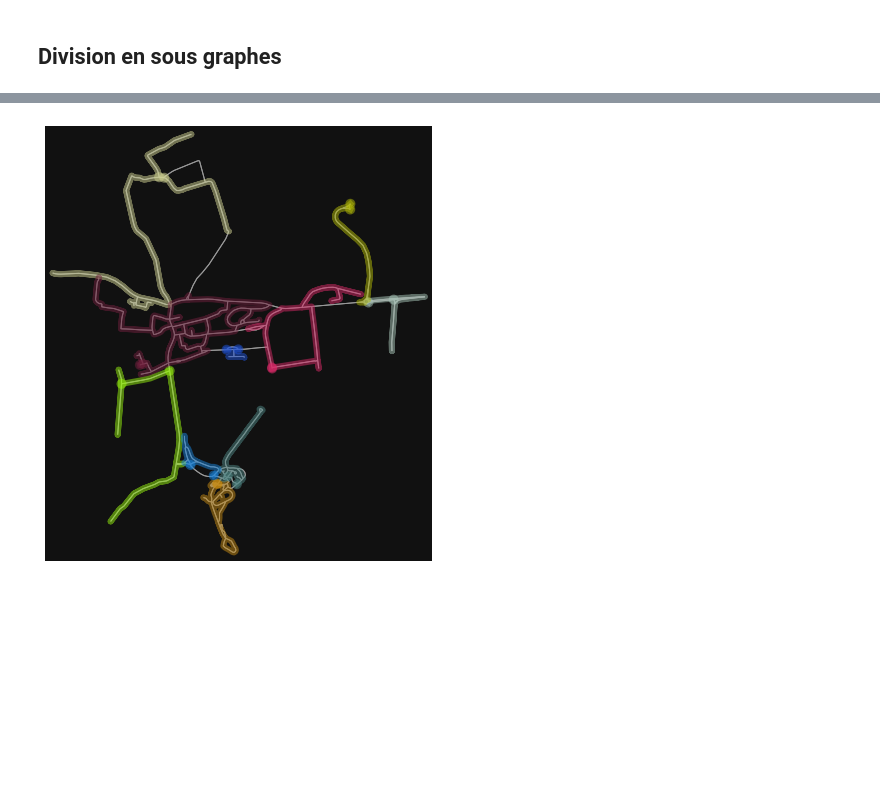
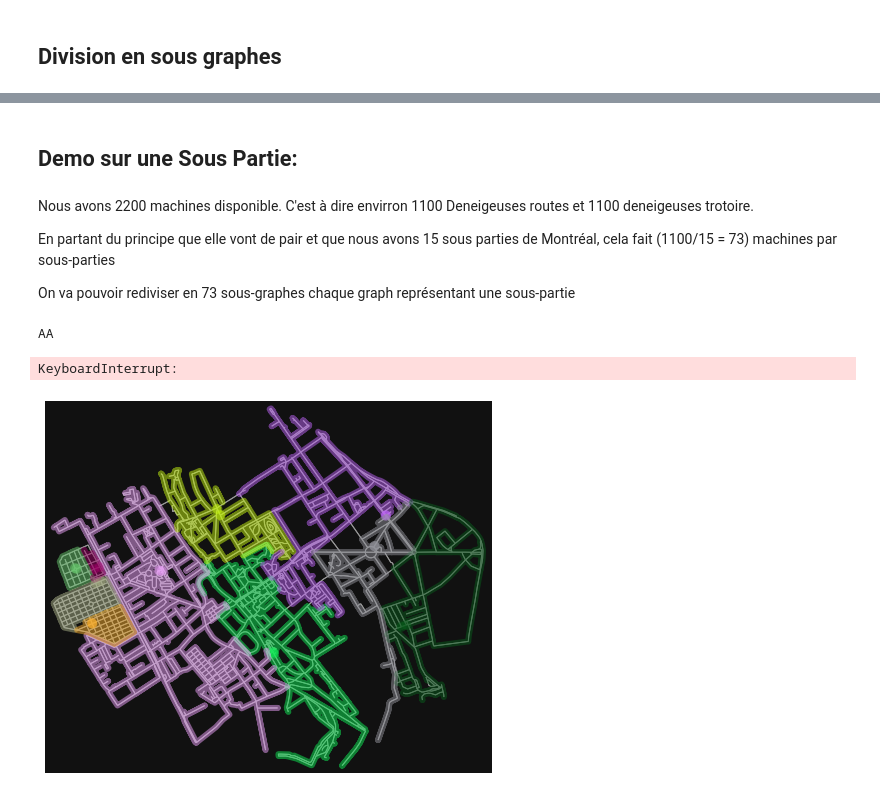
Before and after one commit to CACTUS-APPERO/APERRO, a Jupyter notebook: Application/project_appero_deneigeuses.ipynb, the cells around one changed output, grey strips where cells are left out. Drawn from its saved outputs; the diff is of its cells as text; code cells hidden in the pictures; blank space fills up the shorter version.

```diff
--- a/Application/project_appero_deneigeuses.ipynb
+++ b/Application/project_appero_deneigeuses.ipynb
@@ -20,7 +20,7 @@ Calcul du parcours de toute la ville par un drone.
 
 Ceci s'apparente donc au calcul d'un chemin Eulerien du graph correspond a Montréal
 # %%
-place = "Ivry-Sur-Seine, France"
+place = "Montreal, Canada"
 G = ox.graph_from_place(place, network_type="walk")
 # %%
 ox.plot_graph(G)
@@ -30,3 +32,19 @@ ox.plot_graph(G)
+# %%
+G1 = ox.truncate.truncate_graph_dist(G,8753159525,max_dist=8000) #C
+G2 = ox.truncate.truncate_graph_dist(G,300155692,max_dist=6000) #L
+G3 = ox.truncate.truncate_graph_dist(G,1364932818,max_dist=3300) #F
+G4 = ox.truncate.truncate_graph_dist(G,32675009,max_dist=5800) #D
+G5 = ox.truncate.truncate_graph_dist(G,213784080,max_dist=3400) #G
+G6 = ox.truncate.truncate_graph_dist(G,246285242,max_dist=5000) #I
+G7 = ox.truncate.truncate_graph_dist(G,26234647,max_dist=5000) #Ile
+G8 = ox.truncate.truncate_graph_dist(G,588566218,max_dist=6000) #B
+G9 = ox.truncate.truncate_graph_dist(G,8586746933,max_dist=11000) #A
+G10 = ox.truncate.truncate_graph_dist(G,583470197,max_dist=5700) #K
+G11 = ox.truncate.truncate_graph_dist(G,31630568,max_dist=3200) # J
+G12 = ox.truncate.truncate_graph_dist(G,294966935,max_dist=10200) #M
+G13 = ox.truncate.truncate_graph_dist(G,29784717,max_dist=3400) #Donut
+G14 = ox.truncate.truncate_graph_dist(G,310090260,max_dist=2600) #mid
+G15 = ox.truncate.truncate_graph_dist(G,258812508,max_dist=6500) #orel_zone
 # %%
 def to_graph_city(GG):
     node_list = list(GG.edges(data=True))
@@ -177,5 +195,25 @@ def get_all_path(graph_list):
+# %% [markdown]
+## Demo sur une Sous Partie:
+# %%
+g12_city = to_graph_city(G12)
+Gnx12 = to_gnx(g12_city)
+# %% [markdown]
+Nous avons 2200 machines disponible. C'est à dire envirron 1100 Deneigeuses routes et 1100 deneigeuses trotoire.
+
+En partant du principe que elle vont de pair et que nous avons 15 sous parties de Montréal, cela fait (1100/15 = 73) machines par sous-parties
+
+
+On va pouvoir rediviser en 73 sous-graphes chaque graph représentant une sous-partie
+# %%
+
+#Envirron X min de Calcul pour une sous-partie
+#Un peu long mais une fois calculé, il n'y a plus besoin de le refaire si on sauvegarde tous les sous-graphes
+(colors,paths) = get_all_path(split_in_n_graph(Gnx12,73))
+# %% [output]
+AA
+KeyboardInterrupt:
 # %%
-fig, ax = ox.plot_graph_routes(G, paths, route_colors=colors,route_linewidth=6, node_size=0)
+fig, ax = ox.plot_graph_routes(G12, paths, route_colors=colors,route_linewidth=6, node_size=0)
 #fig, ax = ox.plot_graph_route(G, [2154711848,2154711882],route_linewidth=6, node_size=0)
 # %% [output]
-[figure, old version]
+[figure, new version]
```
Also changed, not shown: parts of 8 cells of this notebook, 3 other files.
